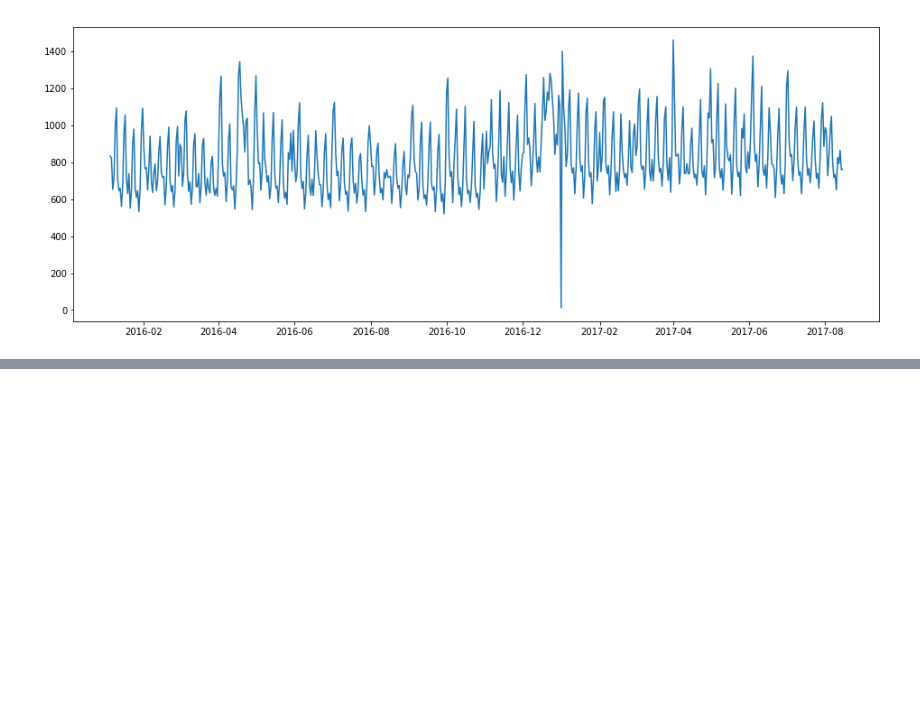
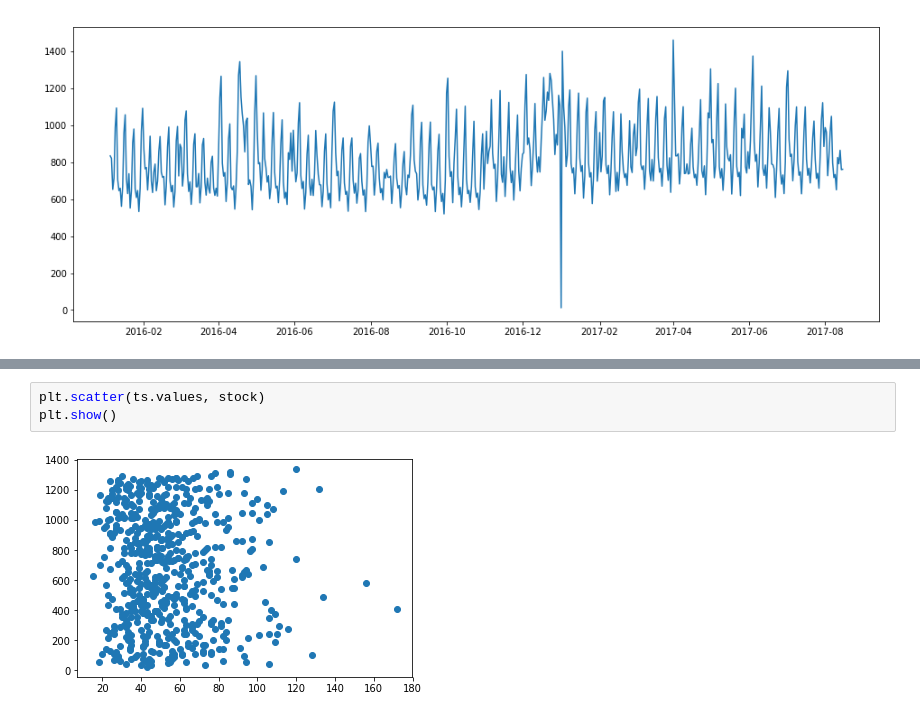
Before and after one commit to failure2communicate/Catalog_optimization, a Jupyter notebook: Time_series_forecasting.ipynb, the cells around one changed output, grey strips where cells are left out. Drawn from its saved outputs; the diff is of its cells as text; blank space fills up the shorter version.

```diff
--- a/Time_series_forecasting.ipynb
+++ b/Time_series_forecasting.ipynb
@@ -613,0 +278,5 @@ for index, value in enumerate(ts_df['t+1']):
+# %%
+plt.scatter(ts.values, stock)
+plt.show()
+# %% [output]
+[figure, added]
```
Also changed, not shown: parts of 65 cells of this notebook.
